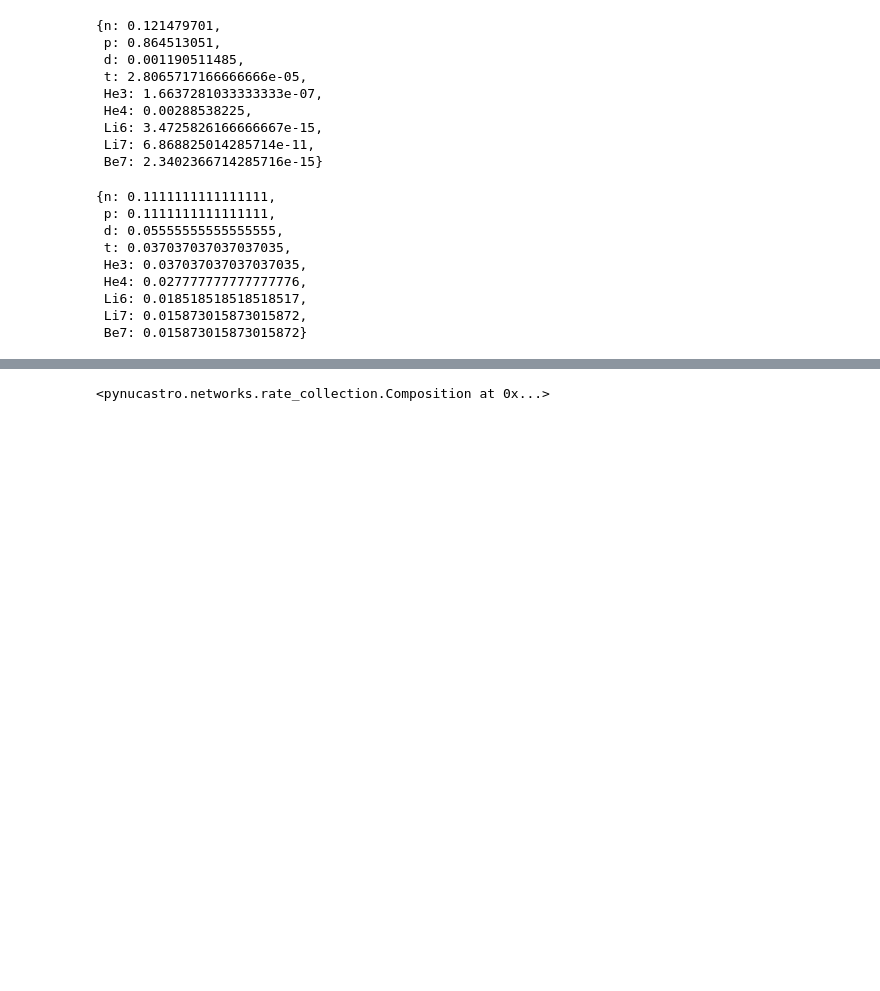
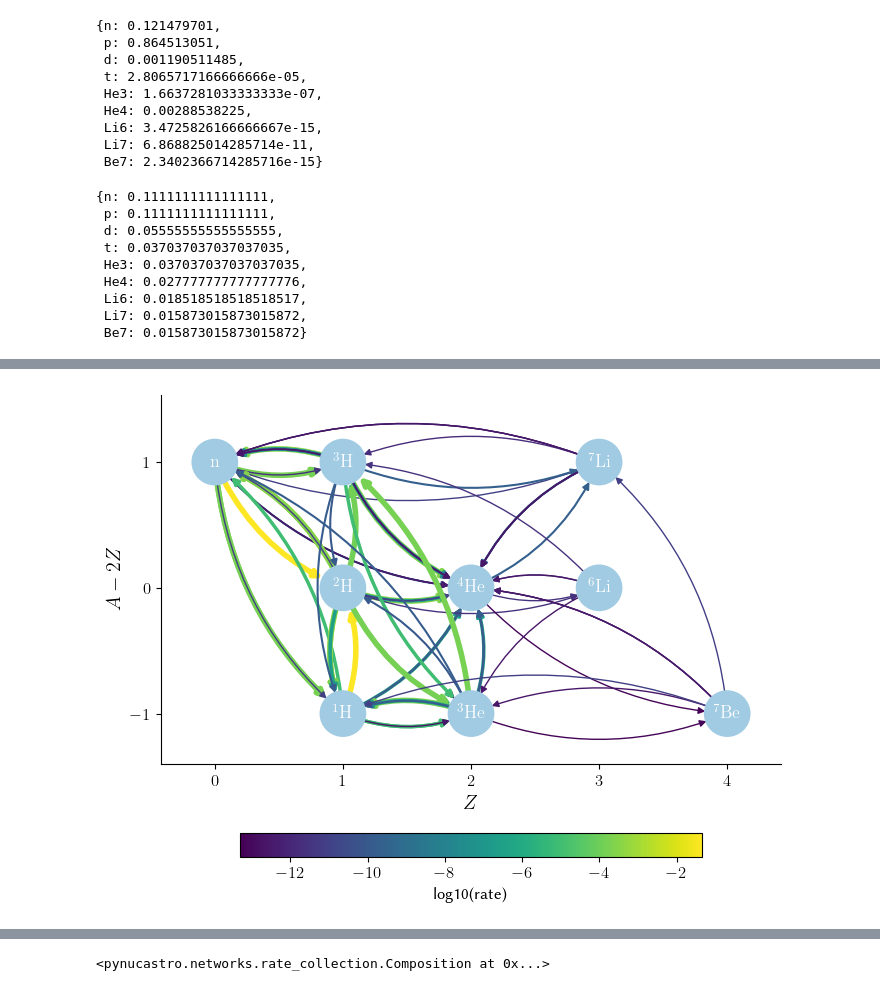
Before and after one commit to hansbdein/Speciale, a Jupyter notebook: Pna plots.ipynb, the cells around one changed output, grey strips where cells are left out. Saved outputs shown, nothing was run; the diff lists cells and outputs as text; code cells hidden in the pictures; blank space fills up the shorter version.

```diff
--- a/Pna plots.ipynb
+++ b/Pna plots.ipynb
@@ -241,0 +262,5 @@ fig = rc.plot(rotated=True, rate_filter_function=lambda r: r.Q > 0)#,curved_edge
+# %%
+dpi=200
+fig = rc.plot(earlyrho, earlyT, comp,curved_edges=True, rotated=True, ydot_cutoff_value=5e-14)#,size=(width*dpi, 3*dpi),dpi=dpi)
+# %% [output]
+[figure, added]
```
Also changed, not shown: parts of 19 cells of this notebook, 28 other files.
